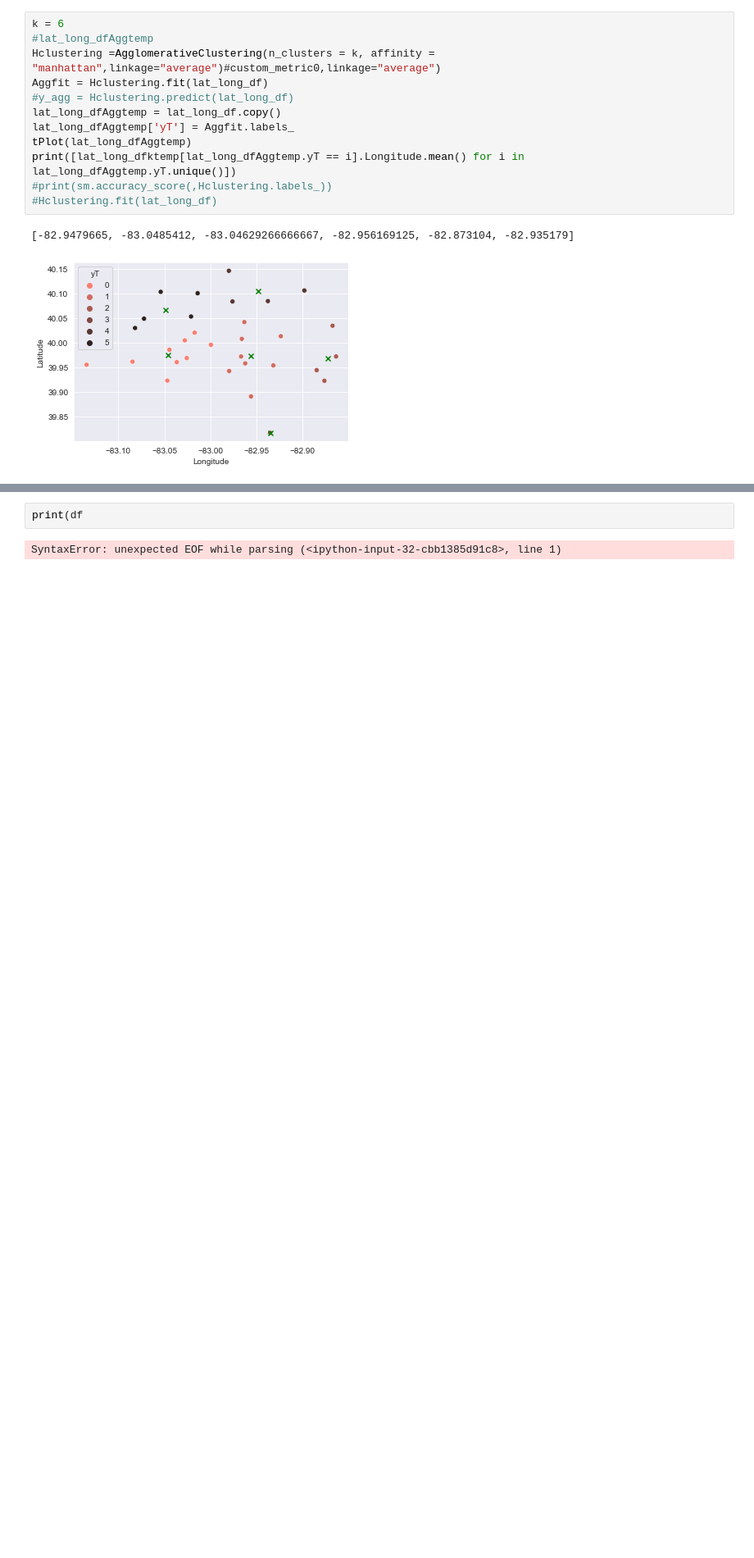
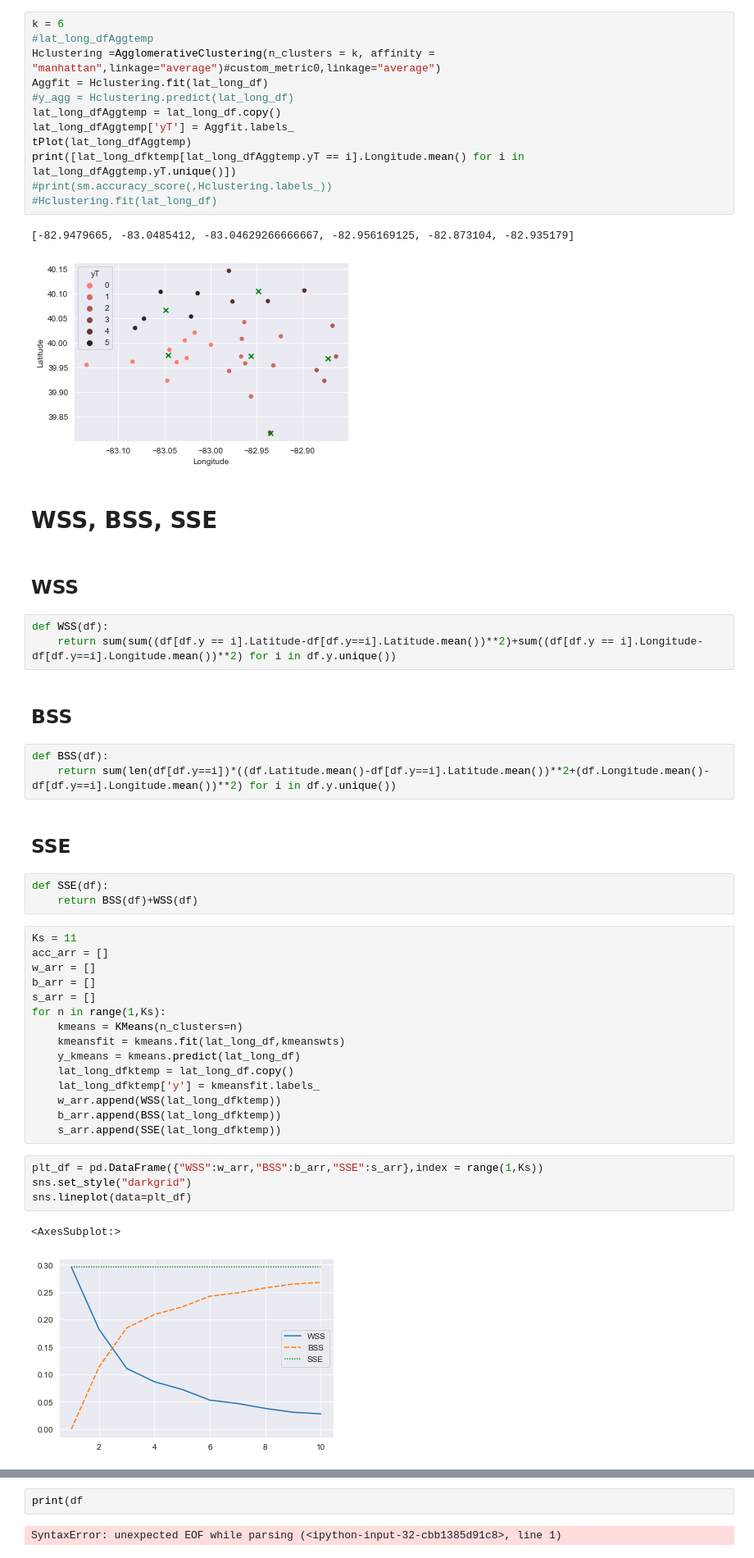
Before and after one commit to stein463/AppliedDataScienceCapstoneIBM, a Jupyter notebook: FinalProjectForIBMDataScienceCertification.ipynb, the cells around one changed output, grey strips where cells are left out. Shown at 82% size. Cells and saved outputs as stored; diff of their text form; blank space fills up the shorter version.

Commit message:
Calculated WSS,BSS,and SSE for clustering choice

```diff
--- a/FinalProjectForIBMDataScienceCertification.ipynb
+++ b/FinalProjectForIBMDataScienceCertification.ipynb
@@ -1002,3 +1002,42 @@ print([lat_long_dfktemp[lat_long_dfAggtemp.yT == i].Longitude.mean() for i in la
 # %% [output]
 [-82.9479665, -83.0485412, -83.04629266666667, -82.956169125, -82.873104, -82.935179]
 [figure]
+# %% [markdown]
+# WSS, BSS, SSE
+# %% [markdown]
+## WSS
+# %%
+def WSS(df):
+    return sum(sum((df[df.y == i].Latitude-df[df.y==i].Latitude.mean())**2)+sum((df[df.y == i].Longitude-df[df.y==i].Longitude.mean())**2) for i in df.y.unique())
+# %% [markdown]
+## BSS
+# %%
+def BSS(df):
+    return sum(len(df[df.y==i])*((df.Latitude.mean()-df[df.y==i].Latitude.mean())**2+(df.Longitude.mean()-df[df.y==i].Longitude.mean())**2) for i in df.y.unique())
+# %% [markdown]
+## SSE
+# %%
+def SSE(df):
+    return BSS(df)+WSS(df)
+# %%
+Ks = 11
+acc_arr = []
+w_arr = []
+b_arr = []
+s_arr = []
+for n in range(1,Ks):
+    kmeans = KMeans(n_clusters=n)
+    kmeansfit = kmeans.fit(lat_long_df,kmeanswts)
+    y_kmeans = kmeans.predict(lat_long_df)
+    lat_long_dfktemp = lat_long_df.copy()
+    lat_long_dfktemp['y'] = kmeansfit.labels_
+    w_arr.append(WSS(lat_long_dfktemp))
+    b_arr.append(BSS(lat_long_dfktemp))
+    s_arr.append(SSE(lat_long_dfktemp))
+# %%
+plt_df = pd.DataFrame({"WSS":w_arr,"BSS":b_arr,"SSE":s_arr},index = range(1,Ks))
+sns.set_style("darkgrid")
+sns.lineplot(data=plt_df)
+# %% [output]
+<AxesSubplot:>
+[figure, added]
```
Also changed, not shown: parts of 5 cells of this notebook, 2 other files.
